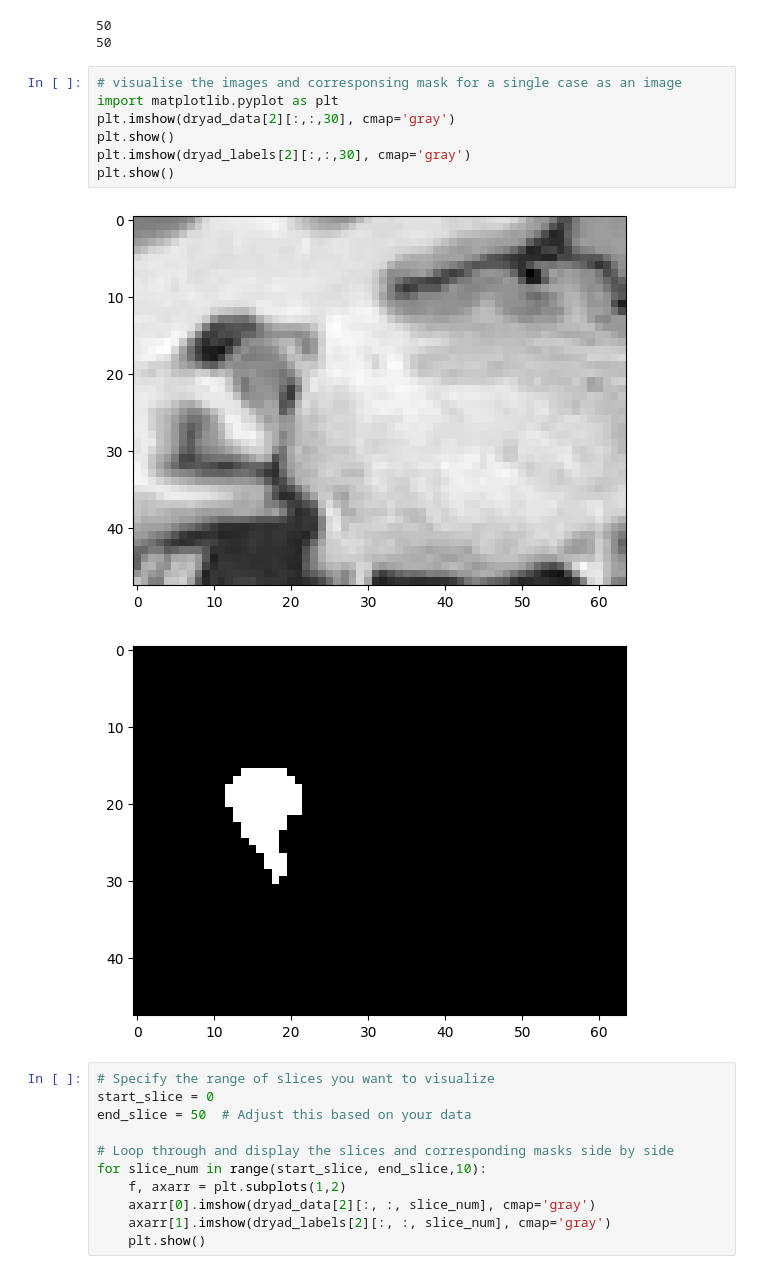
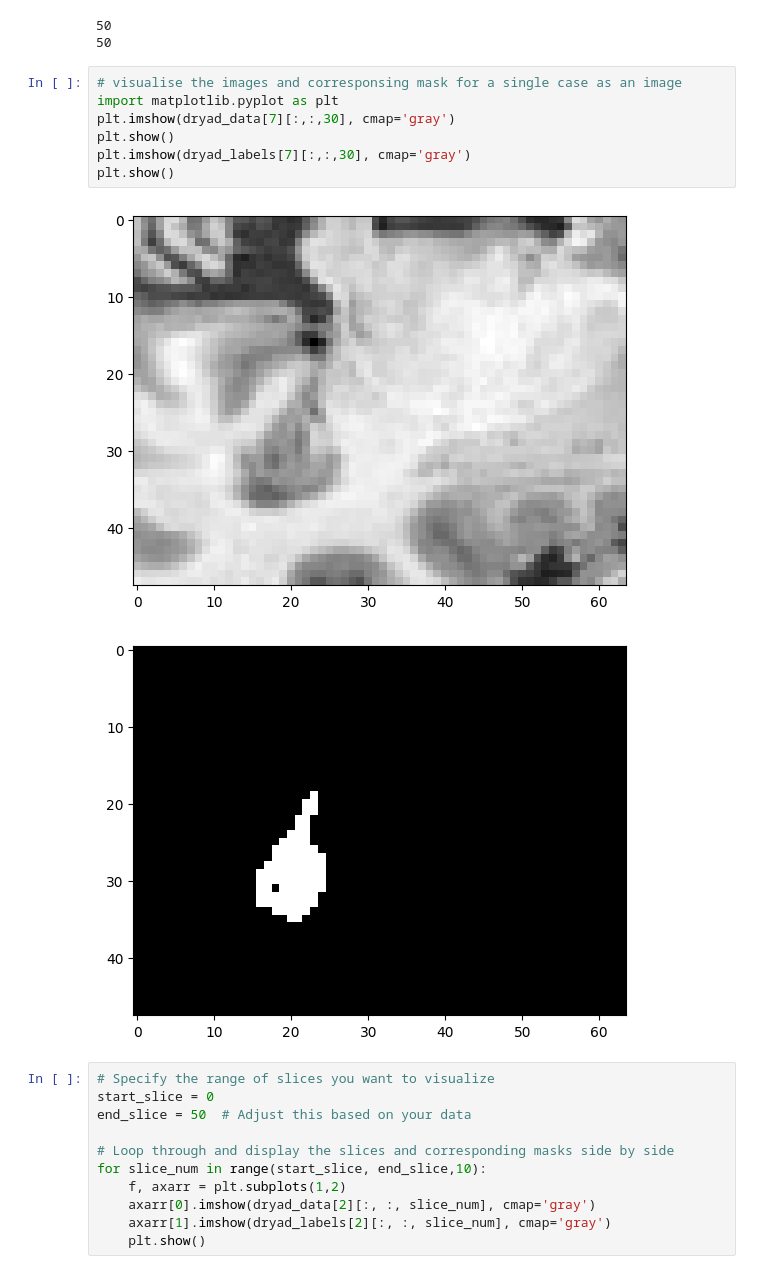
Before and after one commit to Anika-Roy/Hippocampus-Segmentation, a Jupyter notebook: task.ipynb, the cells around one changed output. Drawn from its saved outputs; the diff is of its cells as text.

```diff
--- a/task.ipynb
+++ b/task.ipynb
@@ -80,13 +80,13 @@ print(len(dryad_labels))
 # %%
 # visualise the images and corresponsing mask for a single case as an image
 import matplotlib.pyplot as plt
-plt.imshow(dryad_data[2][:,:,30], cmap='gray')
+plt.imshow(dryad_data[7][:,:,30], cmap='gray')
 plt.show()
-plt.imshow(dryad_labels[2][:,:,30], cmap='gray')
+plt.imshow(dryad_labels[7][:,:,30], cmap='gray')
 plt.show()
 # %% [output]
-[figure, old version]
+[figure, new version]
-[figure, old version]
+[figure, new version]
 # %%
 # Specify the range of slices you want to visualize
 start_slice = 0
```
Also changed, not shown: parts of 7 cells of this notebook.
